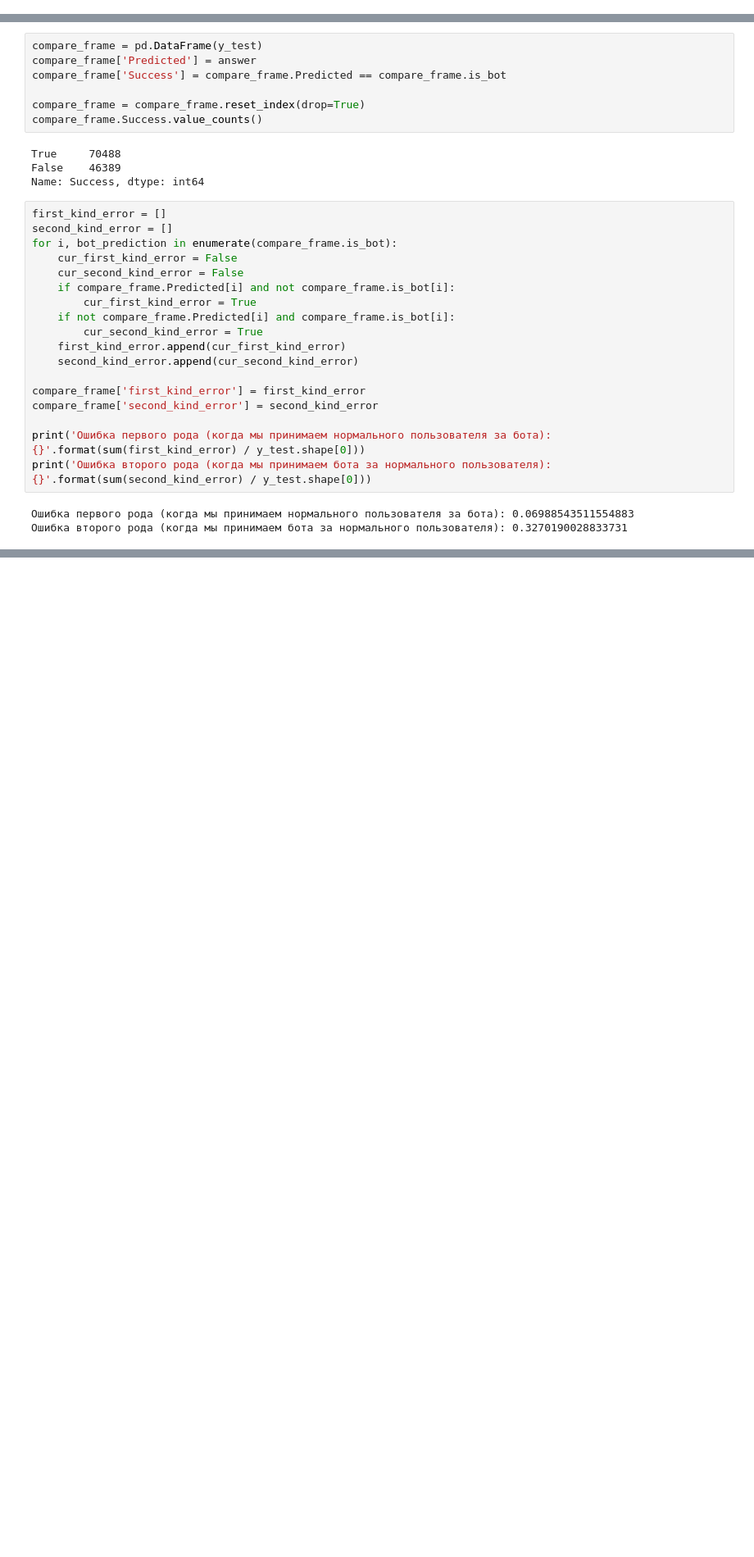
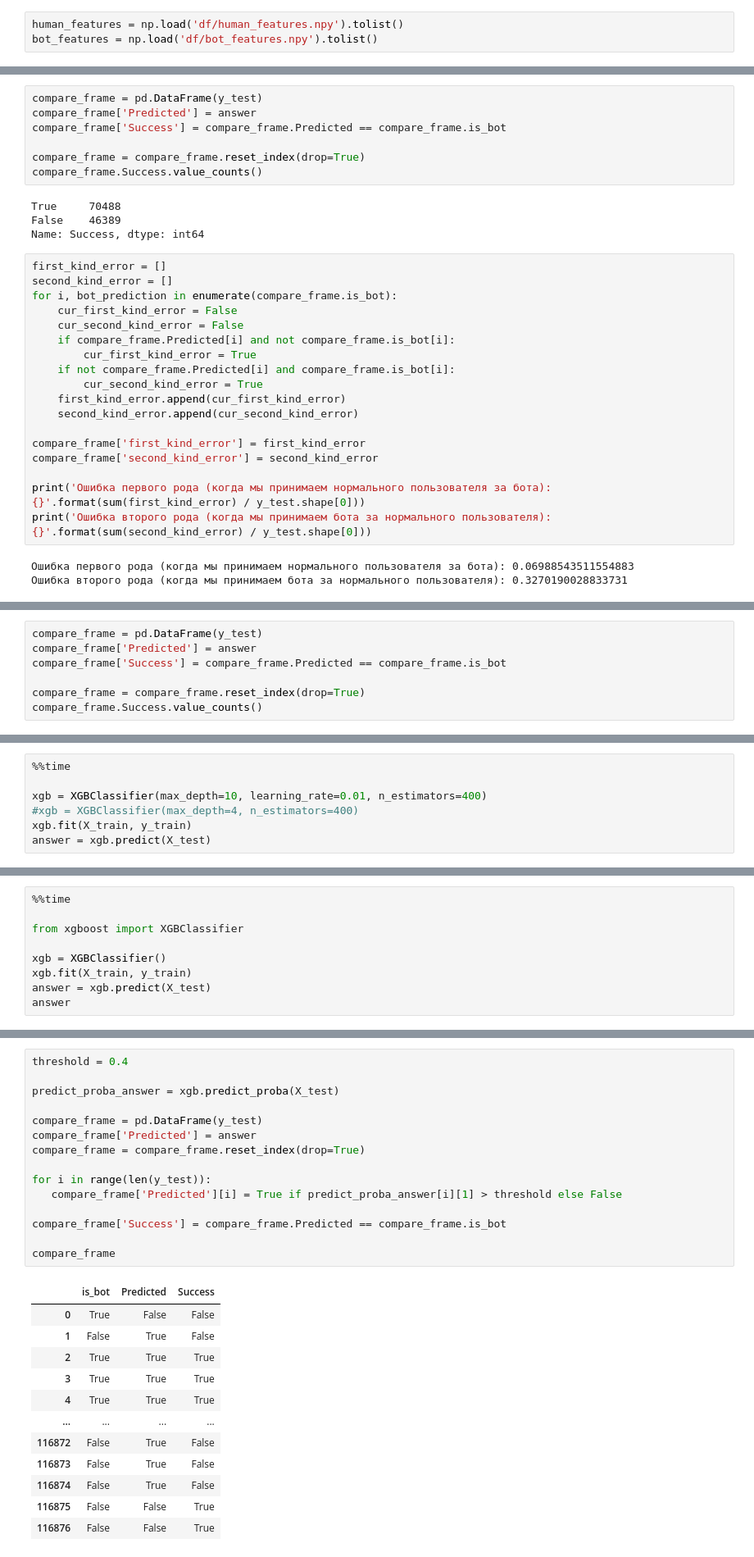
Before and after one commit to levabd/http-ml-antifraud, a Jupyter notebook: 09-MergeGroups.ipynb, the cells around one changed output, grey strips where cells are left out. Shown: that part at 82% size. Saved outputs shown, nothing was run; the diff lists cells and outputs as text; blank space fills up the shorter version.

Commit message:
Add XGBoost experiment and Train sample volume

```diff
--- a/09-MergeGroups.ipynb
+++ b/09-MergeGroups.ipynb
@@ -583,6 +560,9 @@ print("Bot_features saved with size(Bytes): {}".format(os.stat('df/bot_features.
 Bot_features saved with size(Bytes): 9711968
 # %% [markdown]
 ## Superposition
+# %%
+human_features = np.load('df/human_features.npy').tolist()
+bot_features = np.load('df/bot_features.npy').tolist()
 # %%
 full_sp_features = pd.DataFrame(human_features + bot_features)
 full_sp_features
@@ -879,0 +875,7 @@ print('Ошибка второго рода (когда мы принимаем
+# %%
+compare_frame = pd.DataFrame(y_test)
+compare_frame['Predicted'] = answer
+compare_frame['Success'] = compare_frame.Predicted == compare_frame.is_bot
+
+compare_frame = compare_frame.reset_index(drop=True)
+compare_frame.Success.value_counts()
@@ -879,0 +912,7 @@ print('Ошибка второго рода (когда мы принимаем
+# %%
+%%time
+
+xgb = XGBClassifier(max_depth=10, learning_rate=0.01, n_estimators=400)
+#xgb = XGBClassifier(max_depth=4, n_estimators=400)
+xgb.fit(X_train, y_train)
+answer = xgb.predict(X_test)
@@ -879,0 +957,9 @@ print('Ошибка второго рода (когда мы принимаем
+# %%
+%%time
+
+from xgboost import XGBClassifier
+
+xgb = XGBClassifier()
+xgb.fit(X_train, y_train)
+answer = xgb.predict(X_test)
+answer
@@ -879,0 +974,28 @@ print('Ошибка второго рода (когда мы принимаем
+# %%
+threshold = 0.4
+
+predict_proba_answer = xgb.predict_proba(X_test)
+
+compare_frame = pd.DataFrame(y_test)
+compare_frame['Predicted'] = answer
+compare_frame = compare_frame.reset_index(drop=True)
+
+for i in range(len(y_test)):
+   compare_frame['Predicted'][i] = True if predict_proba_answer[i][1] > threshold else False
+
+compare_frame['Success'] = compare_frame.Predicted == compare_frame.is_bot
+
+compare_frame
+# %% [output]
+|  | is_bot | Predicted | Success |
+| 0 | True | False | False |
+| 1 | False | True | False |
+| 2 | True | True | True |
+| 3 | True | True | True |
+| 4 | True | True | True |
+| ... | ... | ... | ... |
+| 116872 | False | True | False |
+| 116873 | False | True | False |
+| 116874 | False | True | False |
+| 116875 | False | False | True |
+| 116876 | False | False | True |
```
Also changed, not shown: parts of 17 cells of this notebook, 2 other files.
